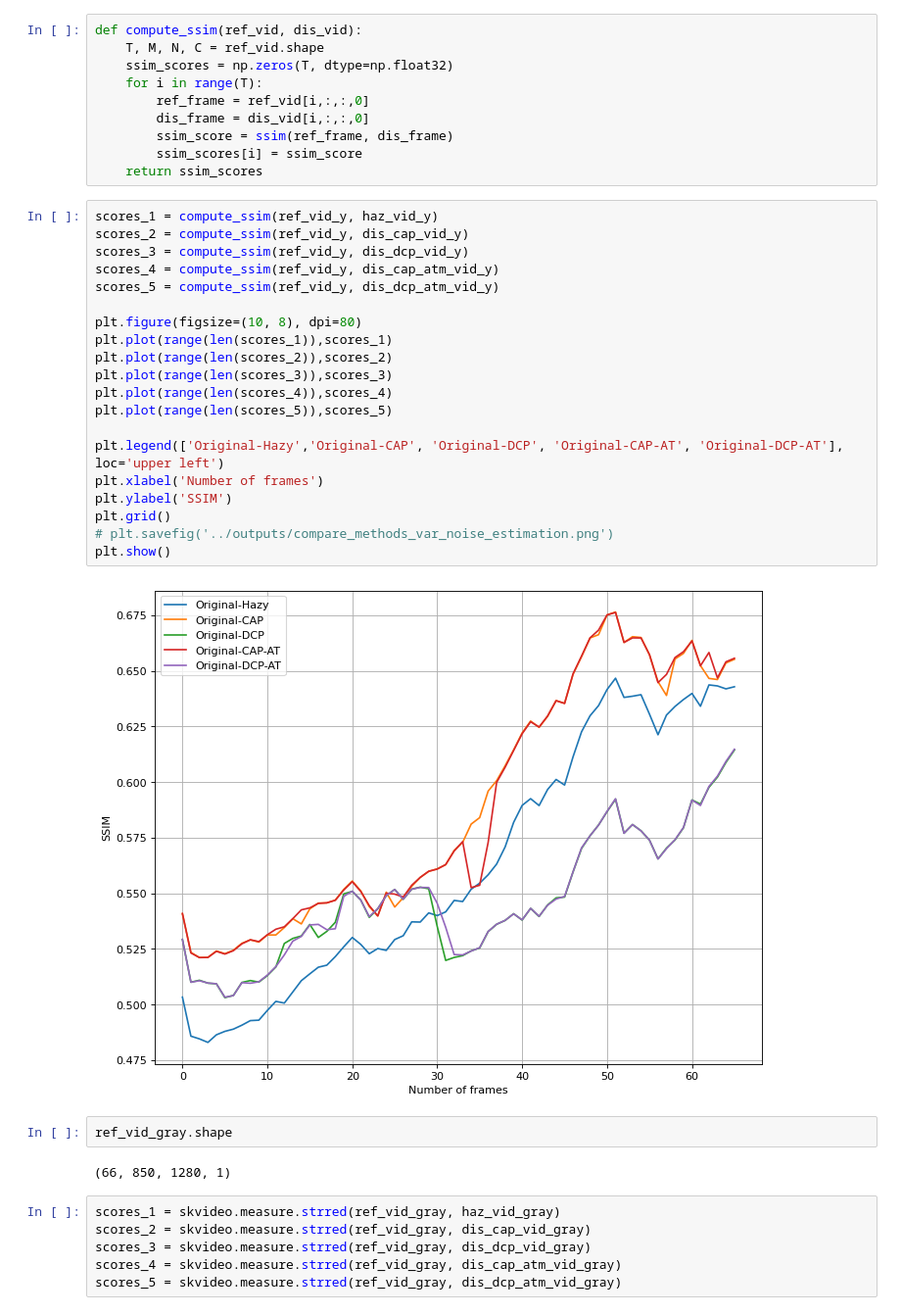
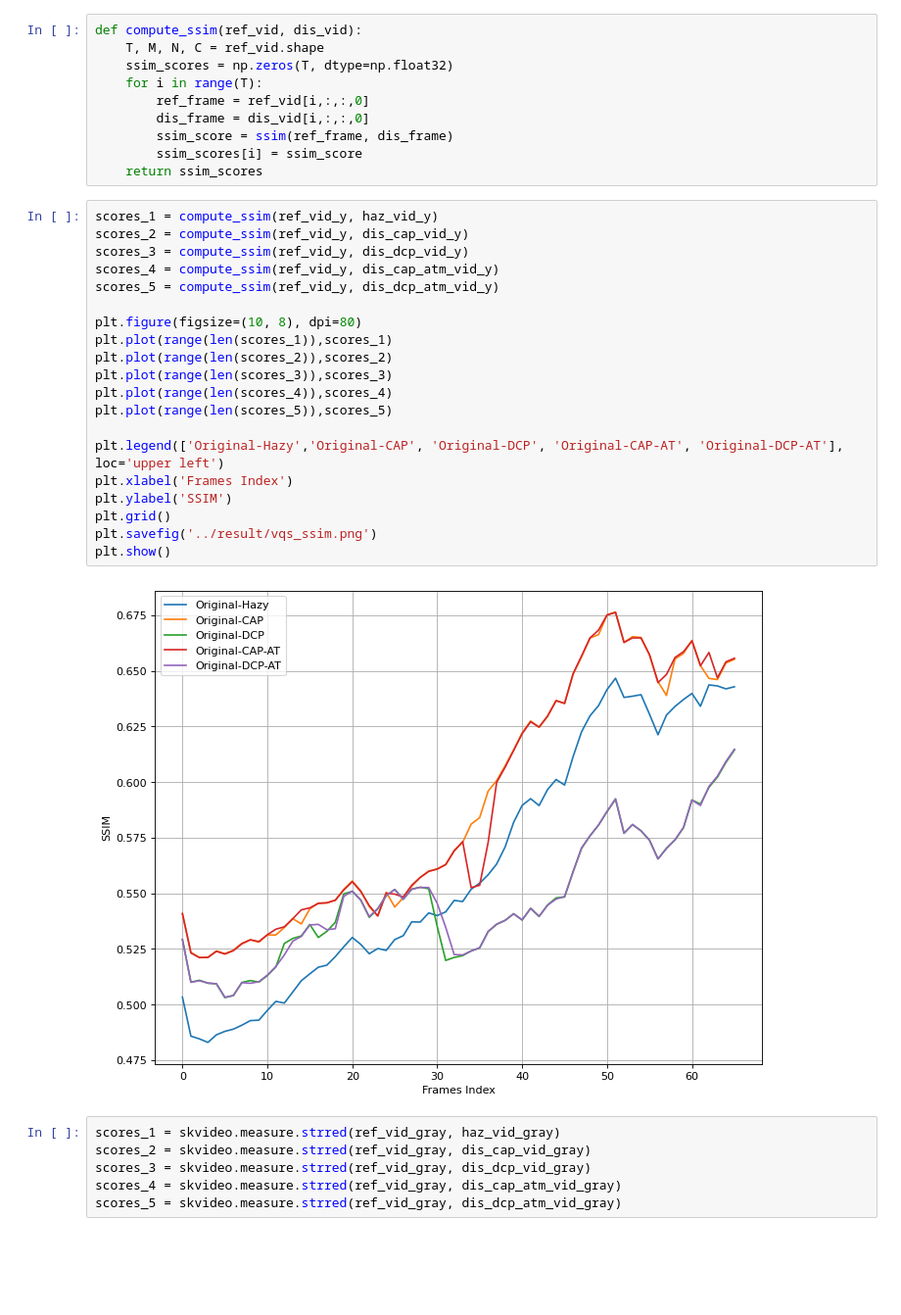
Before and after one commit to taindp98/trait_video, a Jupyter notebook: code/process_synth_video.ipynb, the cells around one changed output. Shown at 98% size. Drawn from its saved outputs; the diff is of its cells as text; blank space fills up the shorter version.

```diff
--- a/code/process_synth_video.ipynb
+++ b/code/process_synth_video.ipynb
@@ -149,29 +146,25 @@ def compute_ssim(ref_vid, dis_vid):
 # %%
 scores_1 = compute_ssim(ref_vid_y, haz_vid_y)
 scores_2 = compute_ssim(ref_vid_y, dis_cap_vid_y)
 scores_3 = compute_ssim(ref_vid_y, dis_dcp_vid_y)
 scores_4 = compute_ssim(ref_vid_y, dis_cap_atm_vid_y)
 scores_5 = compute_ssim(ref_vid_y, dis_dcp_atm_vid_y)
 
 plt.figure(figsize=(10, 8), dpi=80)
 plt.plot(range(len(scores_1)),scores_1)
 plt.plot(range(len(scores_2)),scores_2)
 plt.plot(range(len(scores_3)),scores_3)
 plt.plot(range(len(scores_4)),scores_4)
 plt.plot(range(len(scores_5)),scores_5)
 
 plt.legend(['Original-Hazy','Original-CAP', 'Original-DCP', 'Original-CAP-AT', 'Original-DCP-AT'], loc='upper left')
-plt.xlabel('Number of frames')
+plt.xlabel('Frames Index')
 plt.ylabel('SSIM')
 plt.grid()
-# plt.savefig('../outputs/compare_methods_var_noise_estimation.png')
+plt.savefig('../result/vqs_ssim.png')
 plt.show()
 # %% [output]
-[figure, old version]
+[figure, new version]
-# %%
-ref_vid_gray.shape
-# %% [output]
-(66, 850, 1280, 1)
 # %%
 scores_1 = skvideo.measure.strred(ref_vid_gray, haz_vid_gray)
 scores_2 = skvideo.measure.strred(ref_vid_gray, dis_cap_vid_gray)
```
Also changed, not shown: parts of 7 cells of this notebook, 5 other files.
